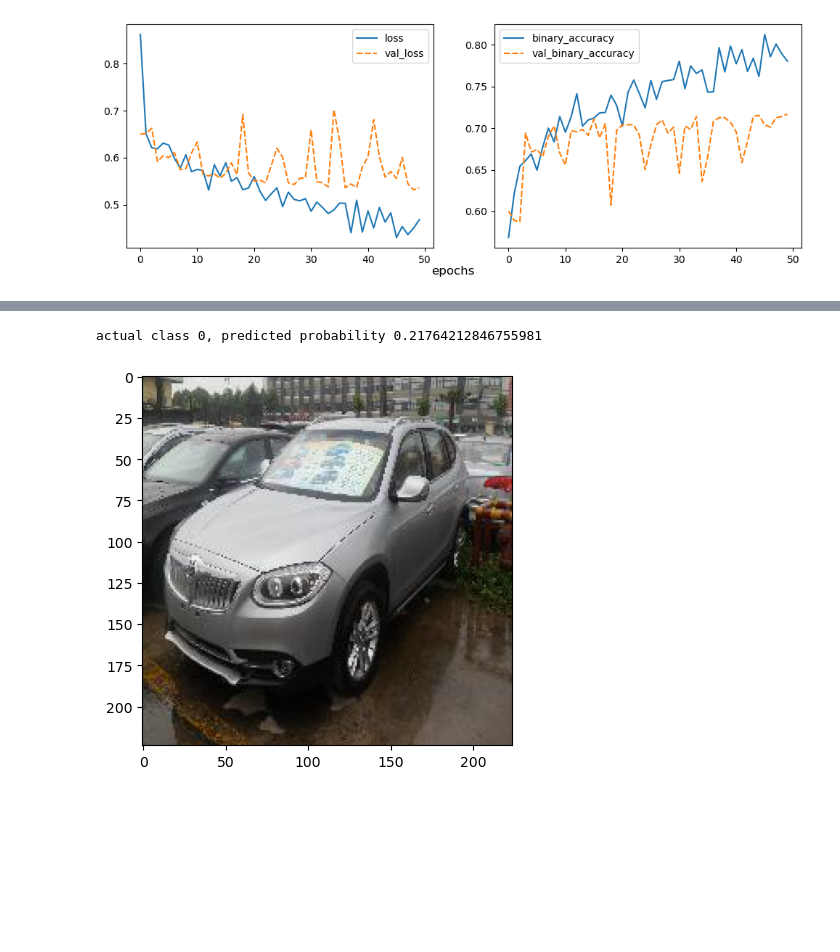
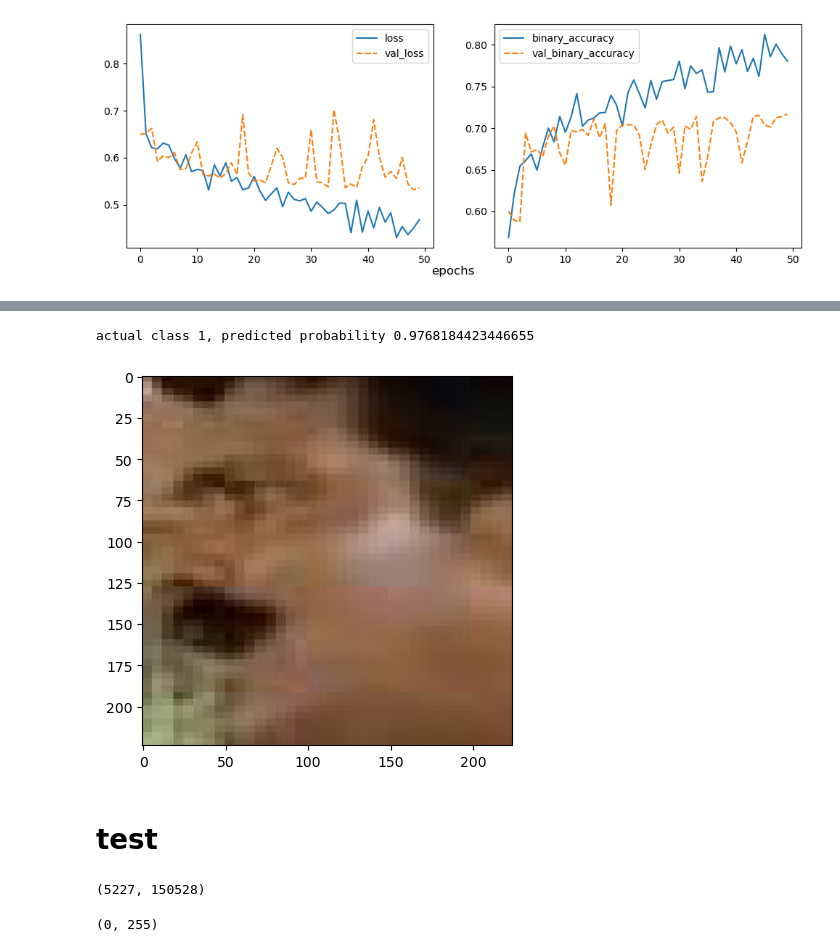
Before and after one commit to dsanr/machine-learning, a Jupyter notebook: Gender classification/gender classification.ipynb, the cells around one changed output, grey strips where cells are left out. Drawn from its saved outputs; the diff is of its cells as text; code cells hidden in the pictures; blank space fills up the shorter version.

Commit message:
predictions on test data

```diff
--- a/Gender classification/gender classification.ipynb
+++ b/Gender classification/gender classification.ipynb
@@ -198,7 +255,9 @@ Text(0.5, 0.01, 'epochs')
 # %%
-index = rng.integers(X_test.shape[0])
-plt.imshow(np.reshape(X_test[index], (224,224,3)))
-print(f'actual class {y_test.iloc[index]}, predicted probability {prediction[index][0]}')
+index = rng.integers(X.shape[0])
+plt.imshow(np.reshape(X[index], (224,224,3)))
+print(f'actual class {train["class"].loc[index]}, predicted probability {prediction[index][0]}')
 # %% [output]
-actual class 0, predicted probability 0.21764212846755981
+actual class 1, predicted probability 0.9768184423446655
-[figure, old version]
+[figure, new version]
+# %% [markdown]
+# test
@@ -204,0 +272,8 @@ actual class 0, predicted probability 0.21764212846755981
+# %%
+test_X.shape
+# %% [output]
+(5227, 150528)
+# %%
+test_X.min(), test_X.max()
+# %% [output]
+(0, 255)
```
Also changed, not shown: parts of 31 cells of this notebook, 1 other file.
